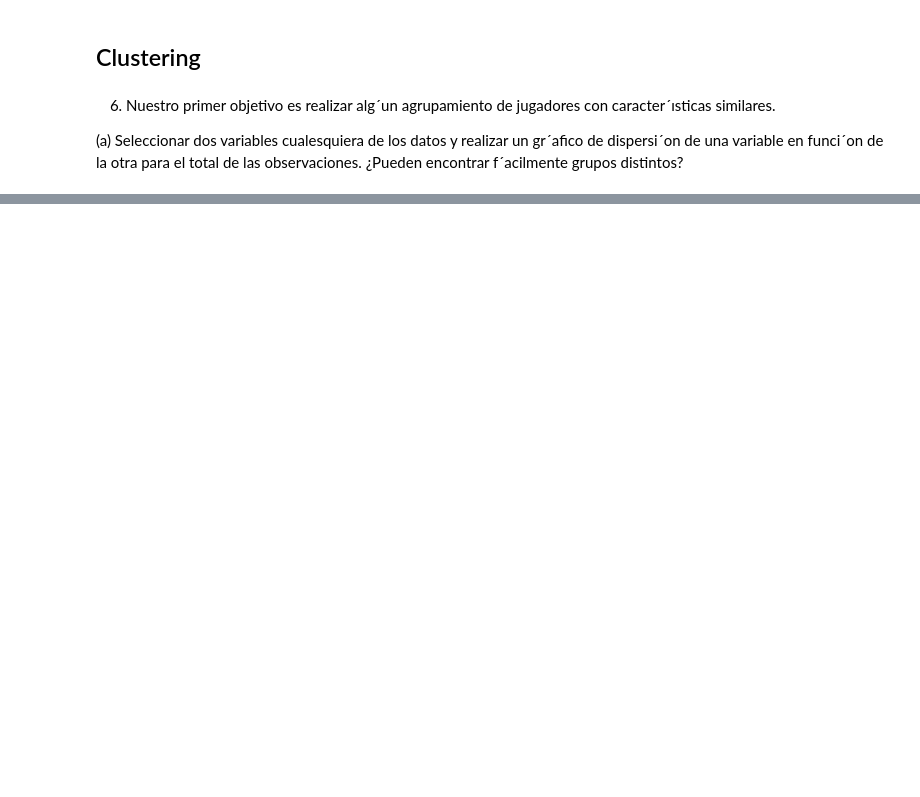
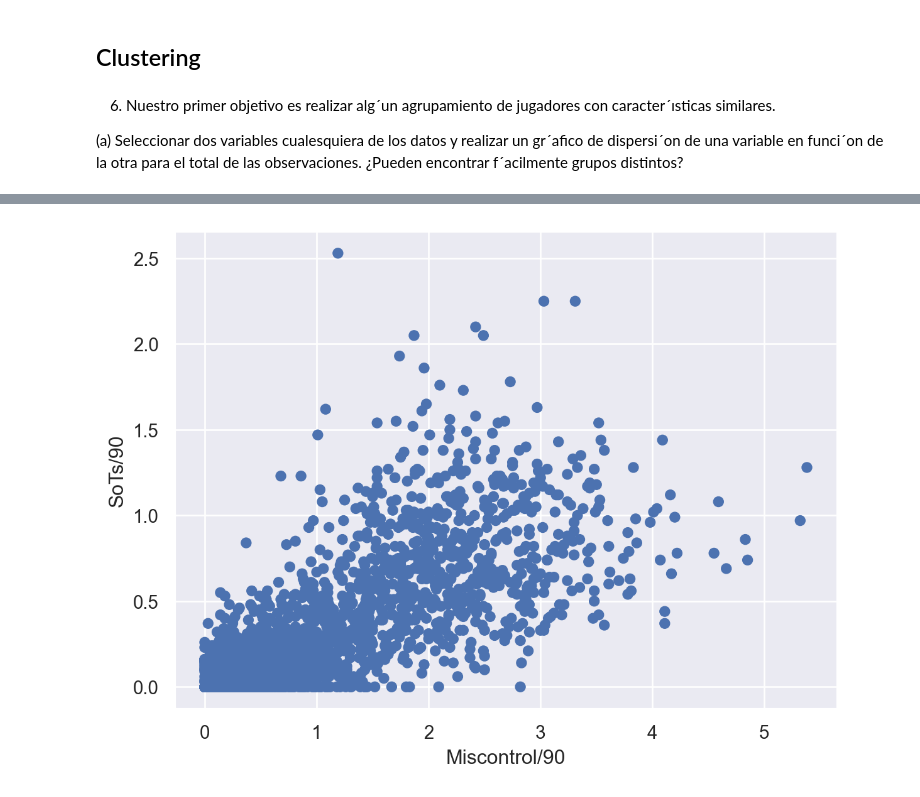
Before and after one commit to FedericoAriasCeci/Tp2---LDD, a Jupyter notebook: Tp labo 2.ipynb, the cells around one changed output, grey strips where cells are left out. Cells and saved outputs as stored; diff of their text form; code cells hidden in the pictures; blank space fills up the shorter version.

```diff
--- a/Tp labo 2.ipynb
+++ b/Tp labo 2.ipynb
@@ -38,4 +47,4 @@ Clearances/90           True
 Name: 2525, Length: 119, dtype: bool
 # %%
 data_num = data_proc.drop(columns = [col for col in data_proc.columns if data_proc[col].dtype not in ['float64','int64']])
-data_num.drop(columns = data_num.columns.tolist()[:data_num.columns.tolist().index('Ast/90')])
+data_num = data_num.drop(columns = data_num.columns.tolist()[:data_num.columns.tolist().index('Ast/90')])
@@ -61,3 +56,6 @@ data_num.drop(columns = data_num.columns.tolist()[:data_num.columns.tolist().ind
 (a) Seleccionar dos variables cualesquiera de los datos y realizar un gr´afico de dispersi´on de
 una variable en funci´on de la otra para el total de las observaciones. ¿Pueden encontrar
 f´acilmente grupos distintos?
+# %%
+data_procesada = data_num.drop(columns=[col for col in data_num.columns if col not in ["Miscontrol/90","SoTs/90"]])
+data_procesada
@@ -63,0 +76,7 @@ f´acilmente grupos distintos?
+# %%
+(
+    so.Plot(data= data_procesada, x= "Miscontrol/90", y= "SoTs/90")
+    .add(so.Dot())
+)
+# %% [output]
+[figure, added]
```
Also changed, not shown: parts of 20 cells of this notebook.
